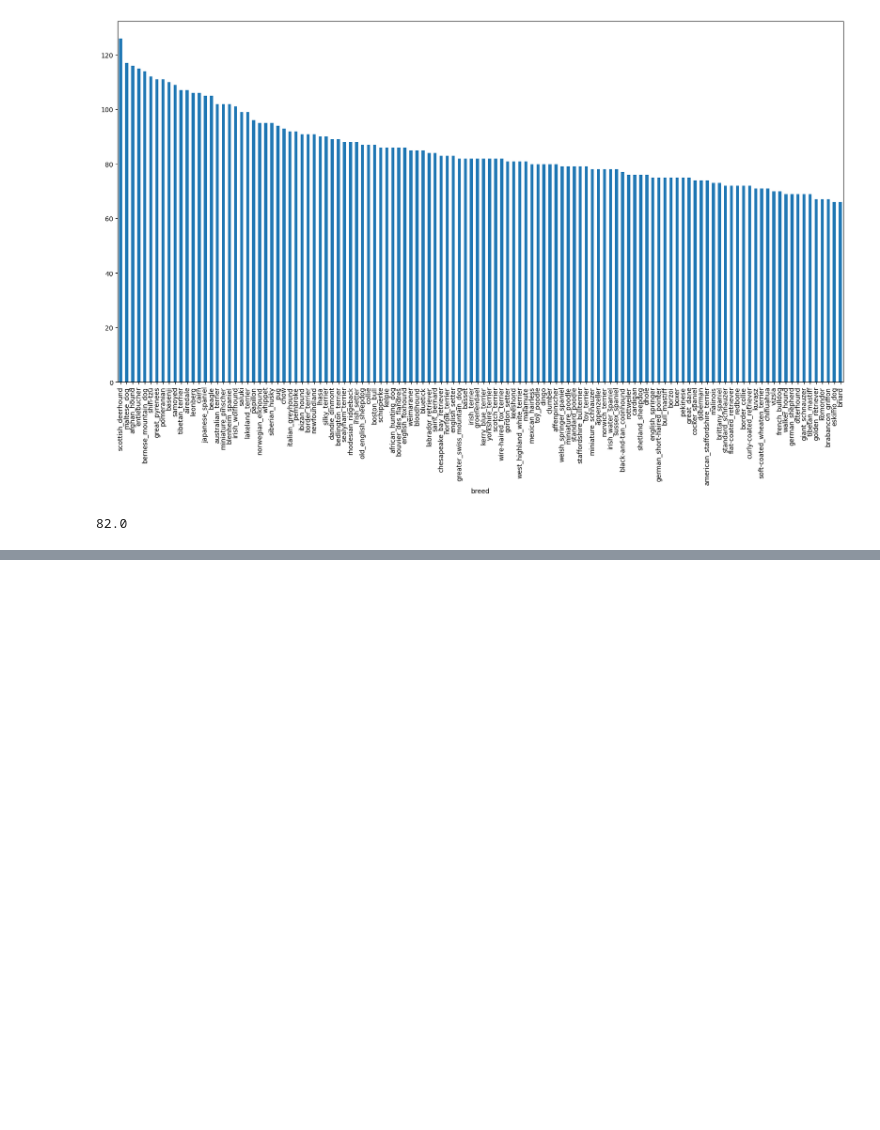
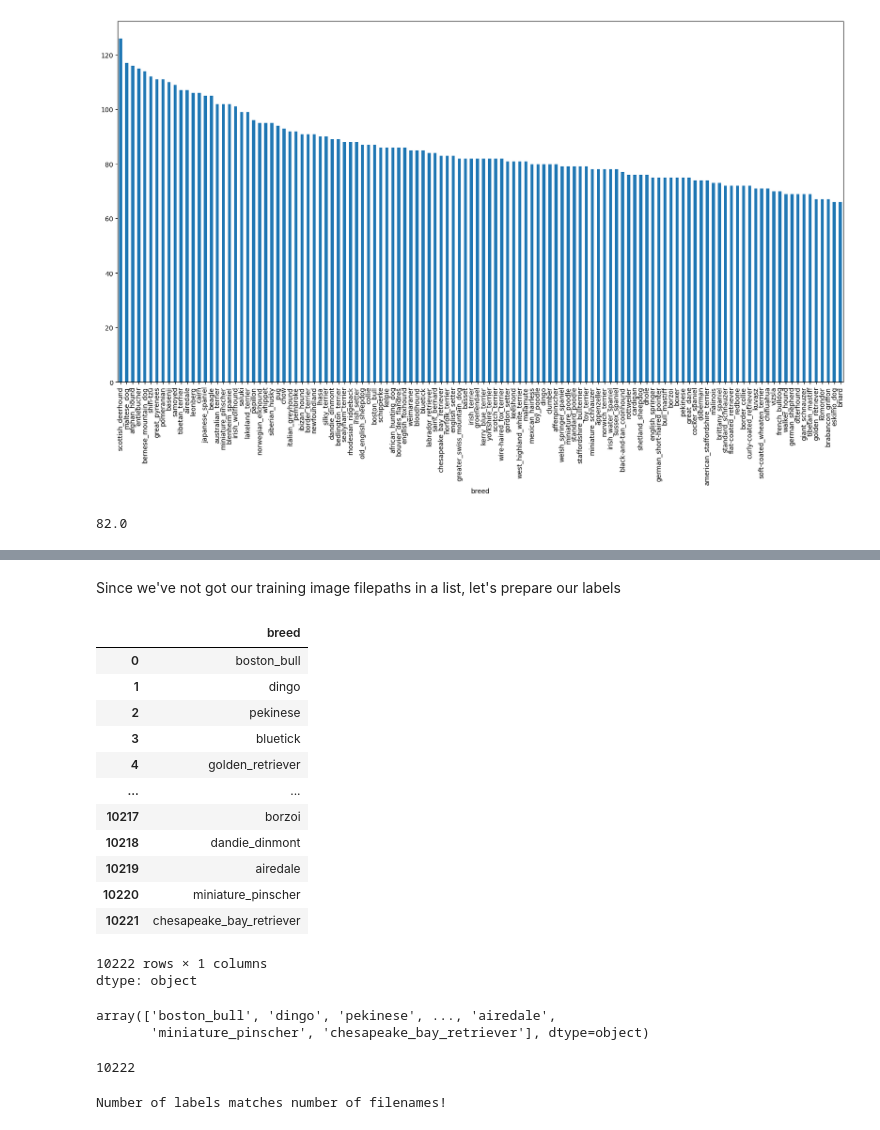
Before and after one commit to arushan13/deeplearningproject, a Jupyter notebook: deeplearningproject.ipynb, the cells around one changed output, grey strips where cells are left out. Cells and saved outputs as stored; diff of their text form; code cells hidden in the pictures; blank space fills up the shorter version.

```diff
--- a/deeplearningproject.ipynb
+++ b/deeplearningproject.ipynb
@@ -109,0 +119,40 @@ labels_csv["breed"].value_counts().median()
+# %% [markdown]
+Since we've not got our training image filepaths in a list, let's prepare our labels
+# %%
+labels = labels_csv["breed"]
+labels
+# %% [output]
+|  | breed |
+| 0 | boston_bull |
+| 1 | dingo |
+| 2 | pekinese |
+| 3 | bluetick |
+| 4 | golden_retriever |
+| ... | ... |
+| 10217 | borzoi |
+| 10218 | dandie_dinmont |
+| 10219 | airedale |
+| 10220 | miniature_pinscher |
+| 10221 | chesapeake_bay_retriever |
+10222 rows × 1 columns
+dtype: object
+# %%
+import numpy as np
+labels = np.array(labels)
+labels
+# %% [output]
+array(['boston_bull', 'dingo', 'pekinese', ..., 'airedale',
+       'miniature_pinscher', 'chesapeake_bay_retriever'], dtype=object)
+# %%
+len(labels)
+# %% [output]
+10222
+# %%
+# See if number of labels matches the number of filenames
+
+if len(labels) == len(filenames):
+  print("Number of labels matches number of filenames!")
+else:
+  print("Number of labels does not match number of filenames, check data directories!")
+# %% [output]
+Number of labels matches number of filenames!
```
Also changed, not shown: parts of 15 cells of this notebook.
